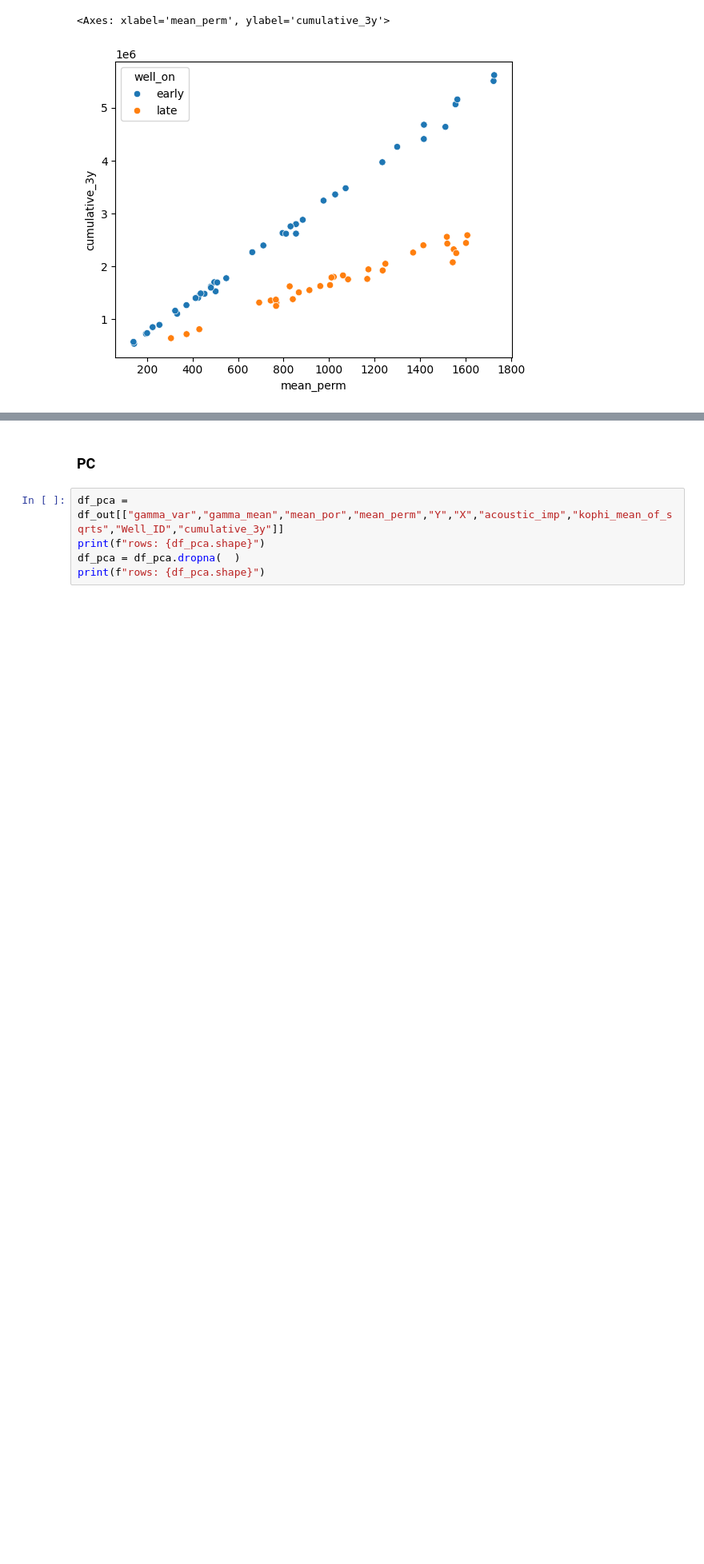
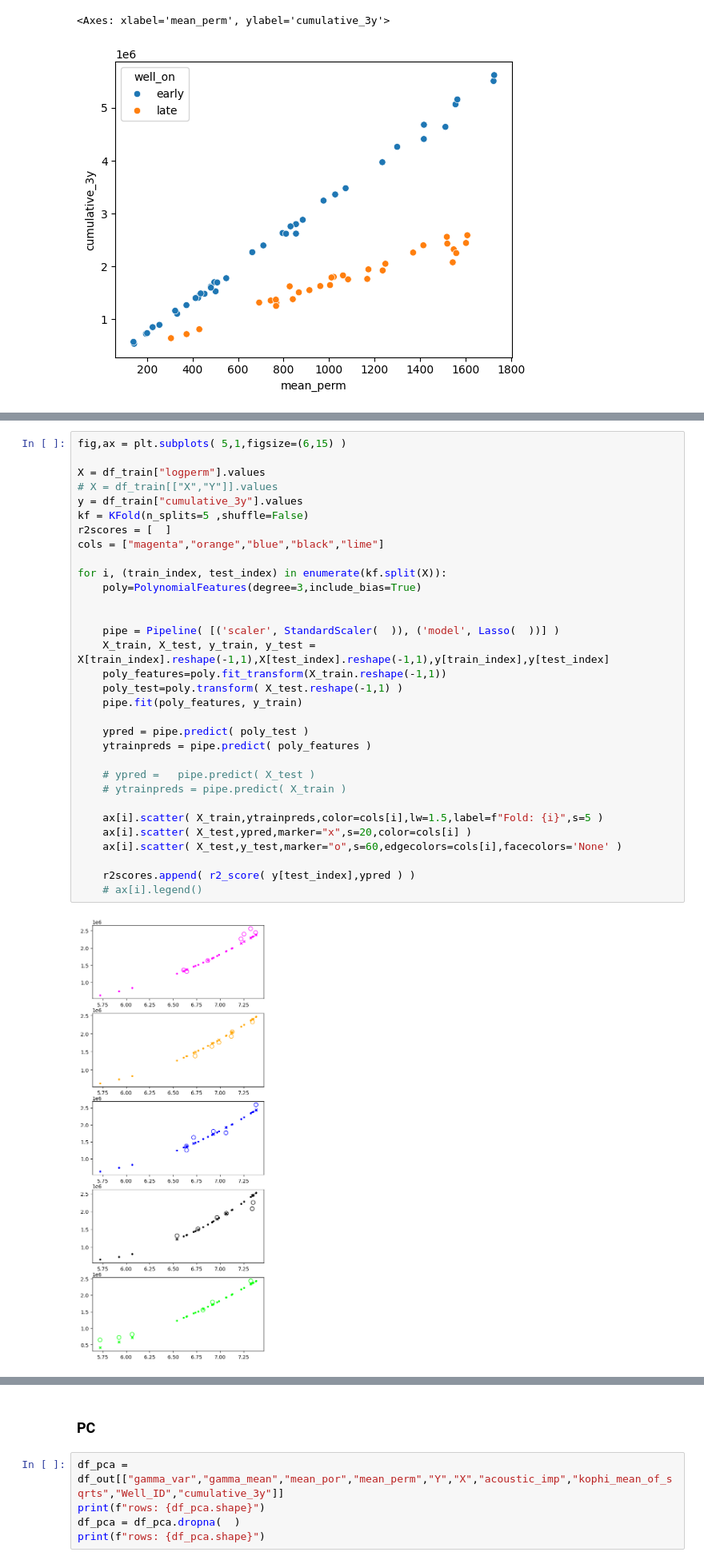
Before and after one commit to acmontesh/Energ-AI-z, a Jupyter notebook: Production_analysis.ipynb, the cells around one changed output, grey strips where cells are left out. Shown at 80% size. Drawn from its saved outputs; the diff is of its cells as text; blank space fills up the shorter version.

```diff
--- a/Production_analysis.ipynb
+++ b/Production_analysis.ipynb
@@ -366,0 +421,34 @@ sb.scatterplot( data=df_out,y="cumulative_3y",x="mean_perm",hue="well_on",palett
+# %%
+fig,ax = plt.subplots( 5,1,figsize=(6,15) )
+
+X = df_train["logperm"].values
+# X = df_train[["X","Y"]].values
+y = df_train["cumulative_3y"].values
+kf = KFold(n_splits=5 ,shuffle=False)
+r2scores = [  ]
+cols = ["magenta","orange","blue","black","lime"]
+
+for i, (train_index, test_index) in enumerate(kf.split(X)):
+    poly=PolynomialFeatures(degree=3,include_bias=True)
+
+
+    pipe = Pipeline( [('scaler', StandardScaler(  )), ('model', Lasso(  ))] )
+    X_train, X_test, y_train, y_test = X[train_index].reshape(-1,1),X[test_index].reshape(-1,1),y[train_index],y[test_index]
+    poly_features=poly.fit_transform(X_train.reshape(-1,1))
+    poly_test=poly.transform( X_test.reshape(-1,1) )
+    pipe.fit(poly_features, y_train)
+
+    ypred = pipe.predict( poly_test )
+    ytrainpreds = pipe.predict( poly_features )
+
+    # ypred =   pipe.predict( X_test )
+    # ytrainpreds = pipe.predict( X_train )
+
+    ax[i].scatter( X_train,ytrainpreds,color=cols[i],lw=1.5,label=f"Fold: {i}",s=5 )
+    ax[i].scatter( X_test,ypred,marker="x",s=20,color=cols[i] )
+    ax[i].scatter( X_test,y_test,marker="o",s=60,edgecolors=cols[i],facecolors='None' )
+
+    r2scores.append( r2_score( y[test_index],ypred ) )
+    # ax[i].legend()
+# %% [output]
+[figure, added]
```
Also changed, not shown: parts of 9 cells of this notebook.
